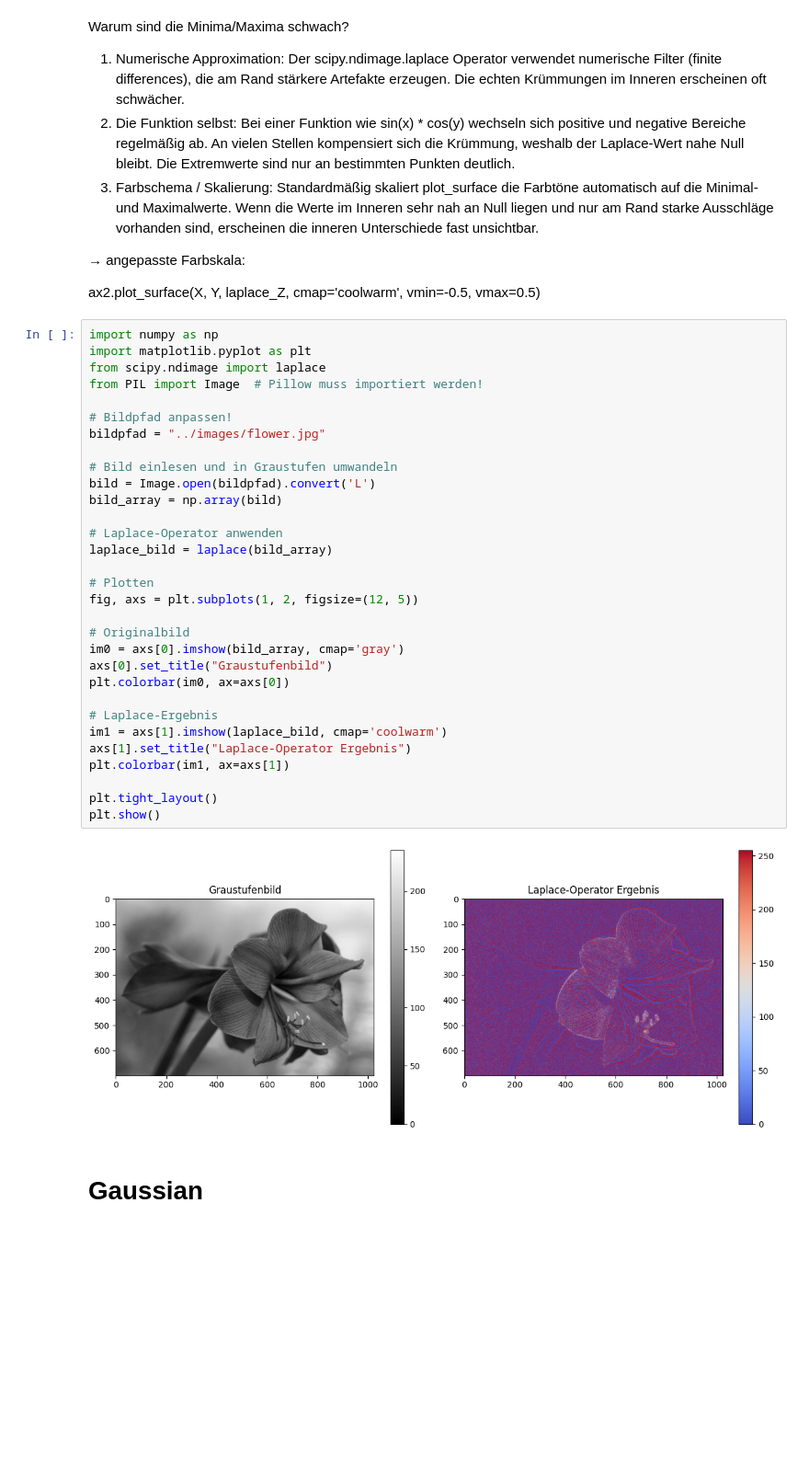
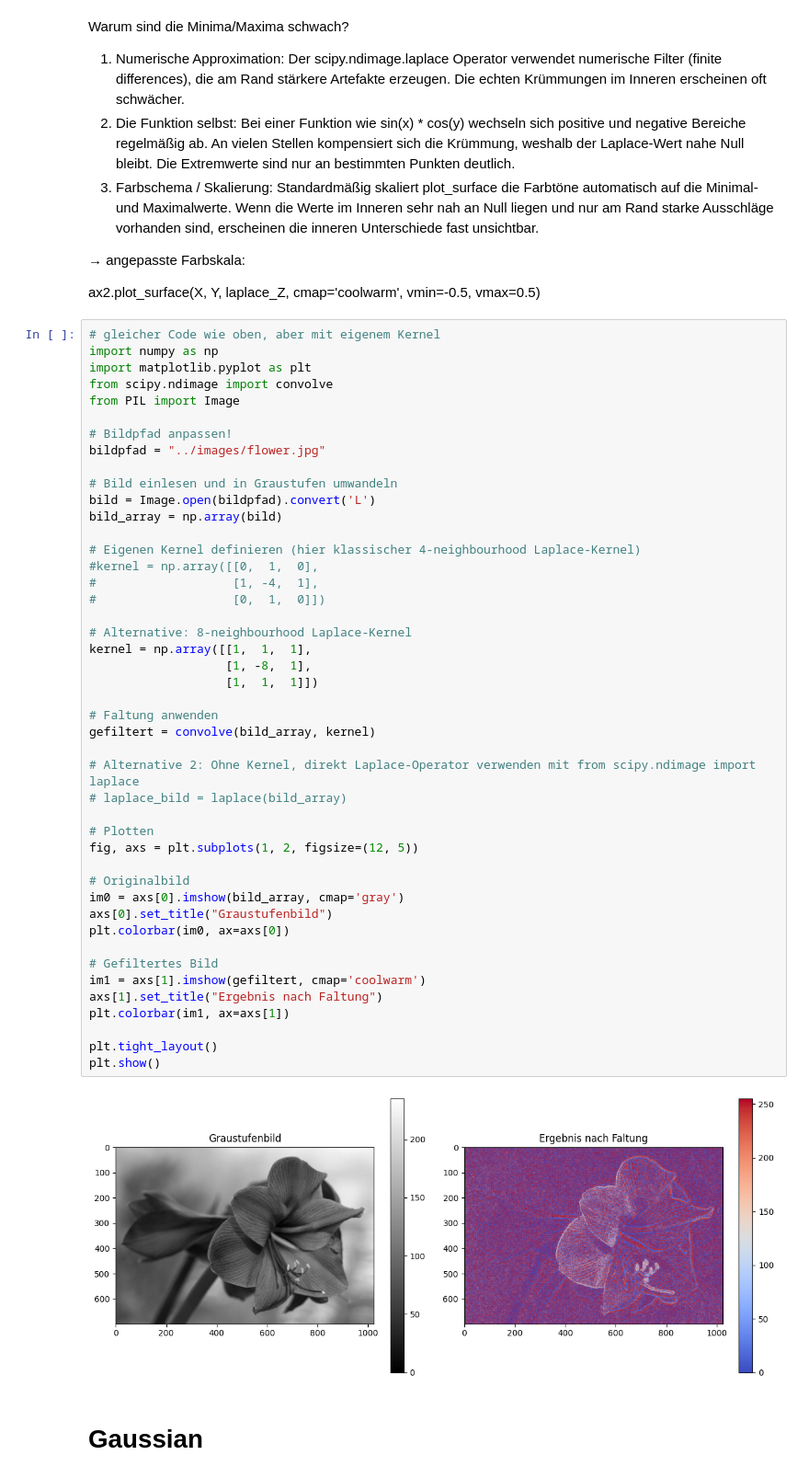
Before and after one commit to lukestairwalker/OpenCV, a Jupyter notebook: notebooks/filter.ipynb, the cells around one changed output. Shown at 92% size. Saved outputs shown, nothing was run; the diff lists cells and outputs as text; blank space fills up the shorter version.

Commit message:
optimized filter notebook with manual kernels

```diff
--- a/notebooks/filter.ipynb
+++ b/notebooks/filter.ipynb
@@ -245,39 +290,53 @@ Standardmäßig skaliert plot_surface die Farbtöne automatisch auf die Minimal-
 → angepasste Farbskala:
 
 ax2.plot_surface(X, Y, laplace_Z, cmap='coolwarm', vmin=-0.5, vmax=0.5)
-# %%
-import numpy as np
-import matplotlib.pyplot as plt
-from scipy.ndimage import laplace
-from PIL import Image  # Pillow muss importiert werden!
-
-# Bildpfad anpassen!
-bildpfad = "../images/flower.jpg"
-
-# Bild einlesen und in Graustufen umwandeln
-bild = Image.open(bildpfad).convert('L')
-bild_array = np.array(bild)
-
-# Laplace-Operator anwenden
-laplace_bild = laplace(bild_array)
-
-# Plotten
-fig, axs = plt.subplots(1, 2, figsize=(12, 5))
-
-# Originalbild
-im0 = axs[0].imshow(bild_array, cmap='gray')
-axs[0].set_title("Graustufenbild")
-plt.colorbar(im0, ax=axs[0])
-
-# Laplace-Ergebnis
-im1 = axs[1].imshow(laplace_bild, cmap='coolwarm')
-axs[1].set_title("Laplace-Operator Ergebnis")
-plt.colorbar(im1, ax=axs[1])
-
-plt.tight_layout()
-plt.show()
-# %% [output]
-[figure, removed]
+# %%
+# gleicher Code wie oben, aber mit eigenem Kernel
+import numpy as np
+import matplotlib.pyplot as plt
+from scipy.ndimage import convolve
+from PIL import Image
+
+# Bildpfad anpassen!
+bildpfad = "../images/flower.jpg"
+
+# Bild einlesen und in Graustufen umwandeln
+bild = Image.open(bildpfad).convert('L')
+bild_array = np.array(bild)
+
+# Eigenen Kernel definieren (hier klassischer 4-neighbourhood Laplace-Kernel)
+#kernel = np.array([[0,  1,  0],
+#                   [1, -4,  1],
+#                   [0,  1,  0]])
+
+# Alternative: 8-neighbourhood Laplace-Kernel
+kernel = np.array([[1,  1,  1],
+                   [1, -8,  1],
+                   [1,  1,  1]])
+
+# Faltung anwenden
+gefiltert = convolve(bild_array, kernel)
+
+# Alternative 2: Ohne Kernel, direkt Laplace-Operator verwenden mit from scipy.ndimage import laplace
+# laplace_bild = laplace(bild_array)
+
+# Plotten
+fig, axs = plt.subplots(1, 2, figsize=(12, 5))
+
+# Originalbild
+im0 = axs[0].imshow(bild_array, cmap='gray')
+axs[0].set_title("Graustufenbild")
+plt.colorbar(im0, ax=axs[0])
+
+# Gefiltertes Bild
+im1 = axs[1].imshow(gefiltert, cmap='coolwarm')
+axs[1].set_title("Ergebnis nach Faltung")
+plt.colorbar(im1, ax=axs[1])
+
+plt.tight_layout()
+plt.show()
+# %% [output]
+[figure, added]
 # %% [markdown]
 # Gaussian
 # %% [markdown]
```
Also changed, not shown: parts of 6 cells of this notebook, 3 other files.
